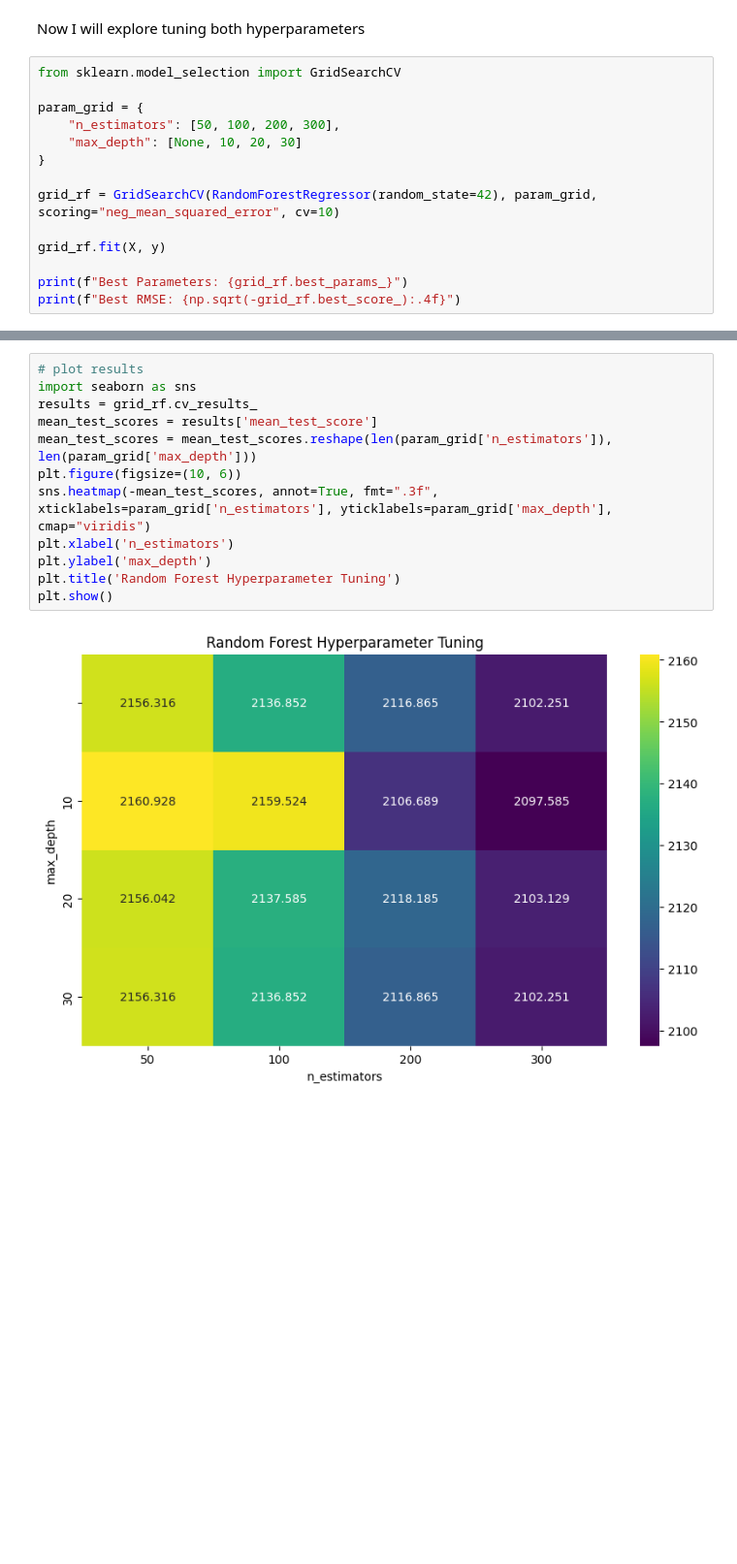
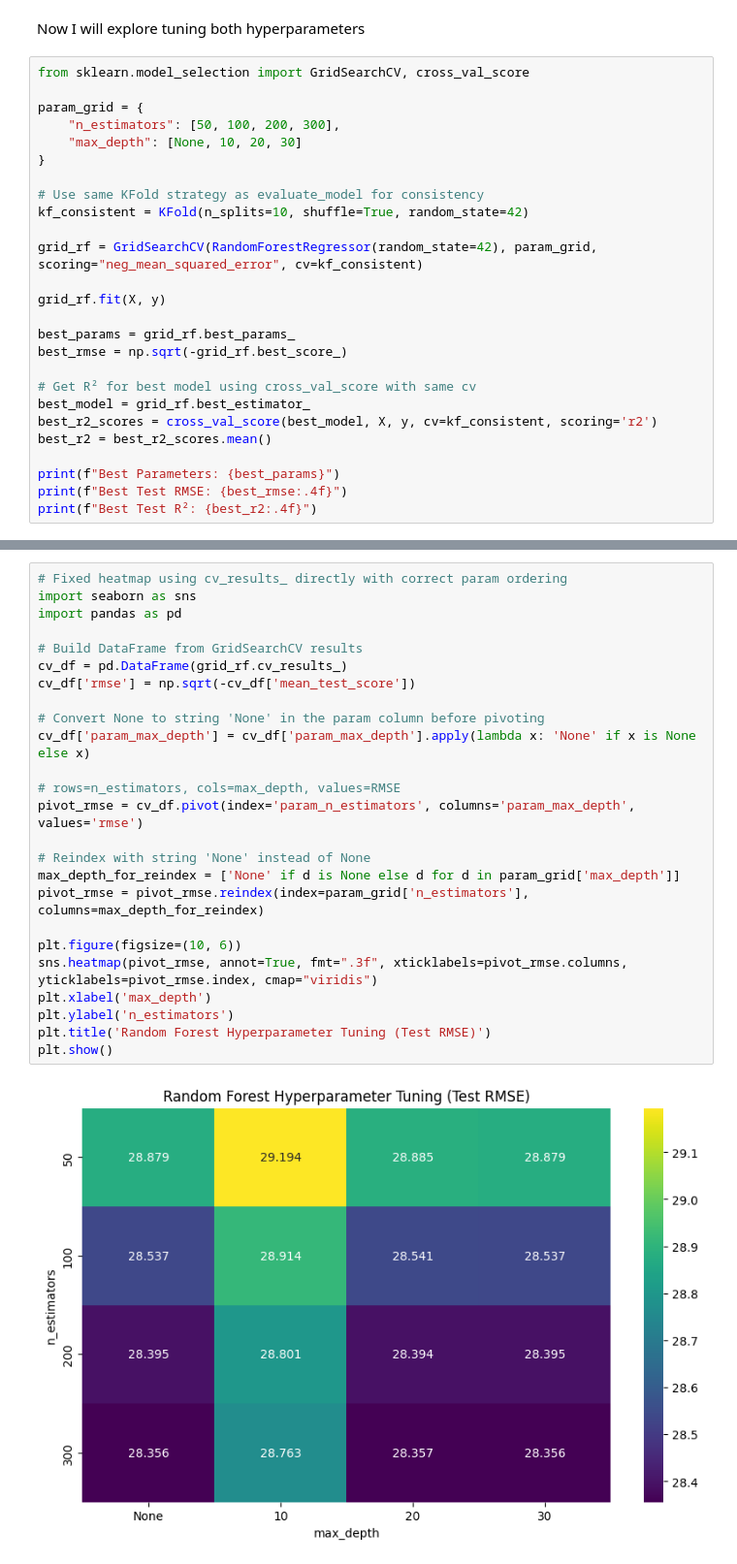
Before and after one commit to gavinmcg1/CT4101-Assignemnt2, a Jupyter notebook: Random_Forest.ipynb, the cells around one changed output, grey strips where cells are left out. Shown at 97% size. Saved outputs shown, nothing was run; the diff lists cells and outputs as text; blank space fills up the shorter version.

```diff
--- a/Random_Forest.ipynb
+++ b/Random_Forest.ipynb
@@ -179,17 +253,29 @@ plt.show()
 # %% [markdown]
 Now I will explore tuning both hyperparameters
 # %%
-from sklearn.model_selection import GridSearchCV
+from sklearn.model_selection import GridSearchCV, cross_val_score
 
 param_grid = {
     "n_estimators": [50, 100, 200, 300],
     "max_depth": [None, 10, 20, 30]
 }
 
-grid_rf = GridSearchCV(RandomForestRegressor(random_state=42), param_grid, scoring="neg_mean_squared_error", cv=10)
+# Use same KFold strategy as evaluate_model for consistency
+kf_consistent = KFold(n_splits=10, shuffle=True, random_state=42)
+
+grid_rf = GridSearchCV(RandomForestRegressor(random_state=42), param_grid, scoring="neg_mean_squared_error", cv=kf_consistent)
 
 grid_rf.fit(X, y)
 
-print(f"Best Parameters: {grid_rf.best_params_}")
-print(f"Best RMSE: {np.sqrt(-grid_rf.best_score_):.4f}")
+best_params = grid_rf.best_params_
+best_rmse = np.sqrt(-grid_rf.best_score_)
+
+# Get R² for best model using cross_val_score with same cv
+best_model = grid_rf.best_estimator_
+best_r2_scores = cross_val_score(best_model, X, y, cv=kf_consistent, scoring='r2')
+best_r2 = best_r2_scores.mean()
+
+print(f"Best Parameters: {best_params}")
+print(f"Best Test RMSE: {best_rmse:.4f}")
+print(f"Best Test R²: {best_r2:.4f}")
 # %% [output]
@@ -198,14 +285,27 @@ Best RMSE: 45.7994
 # %%
-# plot results
+# Fixed heatmap using cv_results_ directly with correct param ordering
 import seaborn as sns
-results = grid_rf.cv_results_
-mean_test_scores = results['mean_test_score']
-mean_test_scores = mean_test_scores.reshape(len(param_grid['n_estimators']), len(param_grid['max_depth']))
+import pandas as pd
+
+# Build DataFrame from GridSearchCV results
+cv_df = pd.DataFrame(grid_rf.cv_results_)
+cv_df['rmse'] = np.sqrt(-cv_df['mean_test_score'])
+
+# Convert None to string 'None' in the param column before pivoting
+cv_df['param_max_depth'] = cv_df['param_max_depth'].apply(lambda x: 'None' if x is None else x)
+
+# rows=n_estimators, cols=max_depth, values=RMSE
+pivot_rmse = cv_df.pivot(index='param_n_estimators', columns='param_max_depth', values='rmse')
+
+# Reindex with string 'None' instead of None
+max_depth_for_reindex = ['None' if d is None else d for d in param_grid['max_depth']]
+pivot_rmse = pivot_rmse.reindex(index=param_grid['n_estimators'], columns=max_depth_for_reindex)
+
 plt.figure(figsize=(10, 6))
-sns.heatmap(-mean_test_scores, annot=True, fmt=".3f", xticklabels=param_grid['n_estimators'], yticklabels=param_grid['max_depth'], cmap="viridis")
-plt.xlabel('n_estimators')
-plt.ylabel('max_depth')
-plt.title('Random Forest Hyperparameter Tuning')
+sns.heatmap(pivot_rmse, annot=True, fmt=".3f", xticklabels=pivot_rmse.columns, yticklabels=pivot_rmse.index, cmap="viridis")
+plt.xlabel('max_depth')
+plt.ylabel('n_estimators')
+plt.title('Random Forest Hyperparameter Tuning (Test RMSE)')
 plt.show()
 # %% [output]
-[figure, old version]
+[figure, new version]
```
Also changed, not shown: parts of 8 cells of this notebook.
